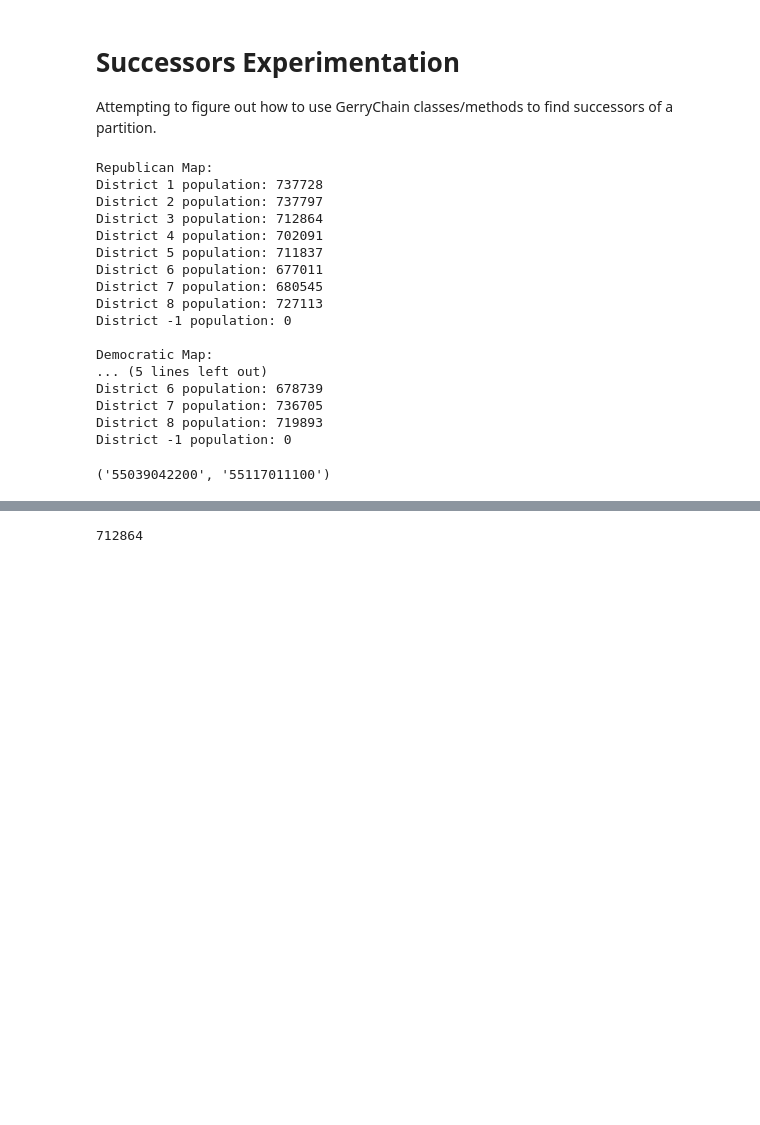
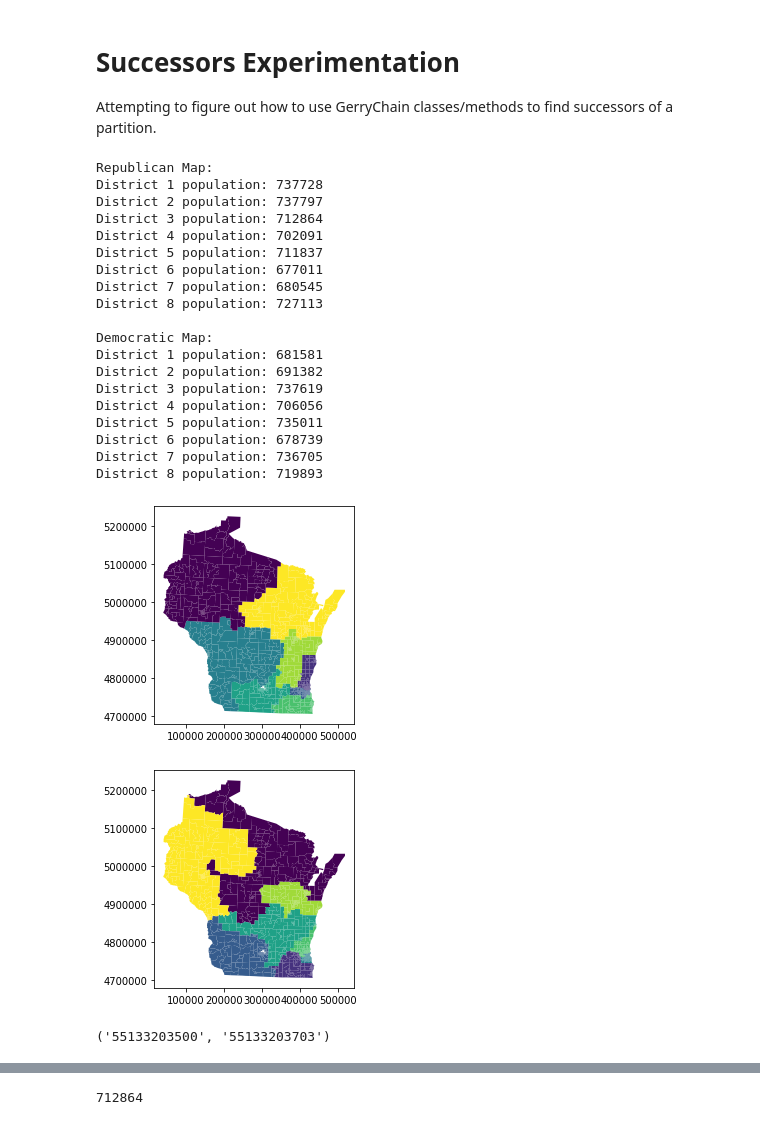
Before and after one commit to ian-ludden/redistricting-tools, a Jupyter notebook: Successors Experimentation.ipynb, the cells around one changed output, grey strips where cells are left out. Cells and saved outputs as stored; diff of their text form; code cells hidden in the pictures; blank space fills up the shorter version.

```diff
--- a/Successors Experimentation.ipynb
+++ b/Successors Experimentation.ipynb
@@ -33,24 +35,10 @@ with open(pop_fpath, 'r') as pop_file:
     pop_raw = list(pop_reader)
 
 pop_headers = pop_raw.pop(0)
-pop_df = pd.DataFrame(pop_raw, columns=pop_headers).astype({"POP": int})
+pop_df = pd.DataFrame(pop_raw, columns=pop_headers).astype({"population": int})
 pop_df = pop_df.drop(columns=['GEOIDLONG', 'DISPLAYNAME'])
 pop_df = pop_df.set_index('GEOID')
 gdf = gdf.join(pop_df)
-
-map_a_filepath = '{0}/ICOR/Wisconsin/wi-gerrymander-dem.csv'.format(DATA_DIR)
-map_b_filepath = '{0}/ICOR/Wisconsin/wi-gerrymander-rep.csv'.format(DATA_DIR)
-
-map_gdf = [None, None]
-
-for i, map_fpath in enumerate([map_a_filepath, map_b_filepath]):
-    with open(map_fpath) as map_file:
-        map_reader = csv.reader(map_file)
-        map_raw = list(map_reader)
-
-    map_headers = map_raw.pop(0)
-    map_df = pd.DataFrame(map_raw, columns=map_headers)
-    map_df = map_df.set_index('GEOID')
-
-    map_gdf[i] = gdf.join(map_df)
-    map_gdf[i]['district'] = map_gdf[i]['district'].fillna(value=-1).astype(int)
+# %%
+# Test removal of zero-population units
+gdf = gdf.loc[gdf["population"]!=0]
@@ -63,43 +68,53 @@ graph_dem = Graph.from_geodataframe(map_gdf[0], reproject=True)
 graph_dem.add_data(map_gdf[0])
 graph_rep = Graph.from_geodataframe(map_gdf[1], reproject=True)
 graph_rep.add_data(map_gdf[1])
-init_partition = Partition(graph=graph_dem, assignment='district', updaters={'cut_edges': cut_edges})
-final_partition = Partition(graph=graph_rep, assignment='district', updaters={'cut_edges': cut_edges})
+init_partition = Partition(
+    graph=graph_dem,
+    assignment='district',
+    updaters={'cut_edges': cut_edges, 'population': Tally("population")})
+final_partition = Partition(
+    graph=graph_rep,
+    assignment='district',
+    updaters={'cut_edges': cut_edges, 'population': Tally("population")})
 # %%
 # Get rough sketch of both maps
 for a in [0, 1]:
     print('Republican Map:' if a == 0 else 'Democratic Map:')
     for i in set(map_gdf[a]['district']):
-        pop_i = map_gdf[a]['POP'][map_gdf[a]['district'] == i].sum()
+        pop_i = map_gdf[a]['population'][map_gdf[a]['district'] == i].sum()
         print('District', i, 'population:', pop_i)
     print()
-#     if a == 0:
-#         init_partition.plot();
-#     else:
-#         final_partition.plot();
+    if a == 0:
+        init_partition.plot();
+    else:
+        final_partition.plot();
 # %% [output]
 Republican Map:
 District 1 population: 737728
 District 2 population: 737797
 District 3 population: 712864
 District 4 population: 702091
 District 5 population: 711837
 District 6 population: 677011
 District 7 population: 680545
 District 8 population: 727113
-District -1 population: 0
 
 Democratic Map:
-... (5 lines left out)
+District 1 population: 681581
+District 2 population: 691382
+District 3 population: 737619
+District 4 population: 706056
+District 5 population: 735011
 District 6 population: 678739
 District 7 population: 736705
 District 8 population: 719893
-District -1 population: 0
+[figure, added]
+[figure, added]
 # %%
 cut_edge = random.choice(list(init_partition.cut_edges))
 print(cut_edge)
 # %% [output]
-('55039042200', '55117011100')
+('55133203500', '55133203703')
 # %%
 # Generate list of feasible flips (one-swaps) to get successors.
 # Based on propose_random_flip(): https://github.com/mggg/GerryChain/blob/master/gerrychain/proposals/proposals.py
```
Also changed, not shown: parts of 15 cells of this notebook, 4 other files.
